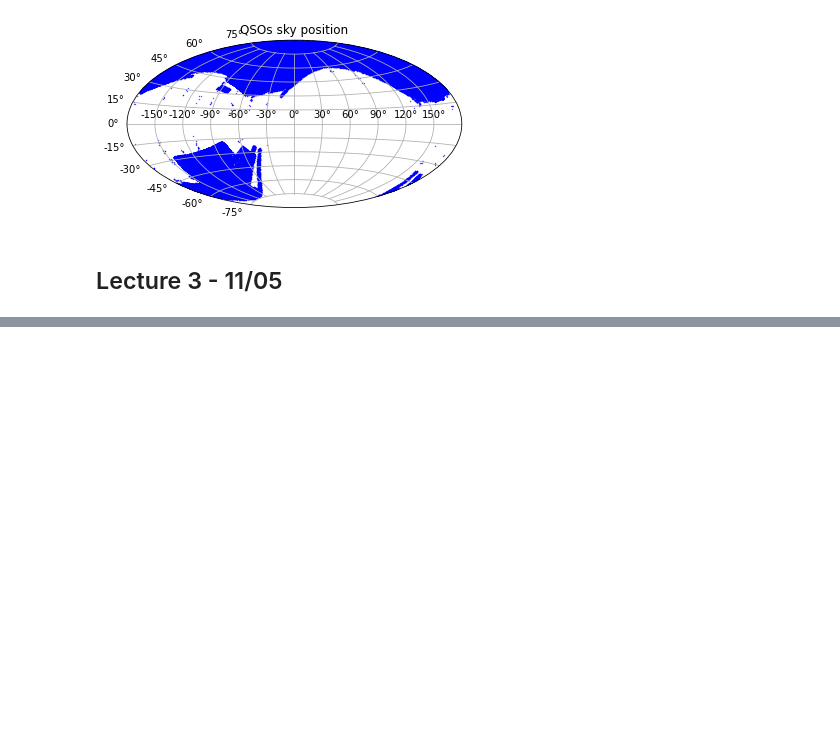
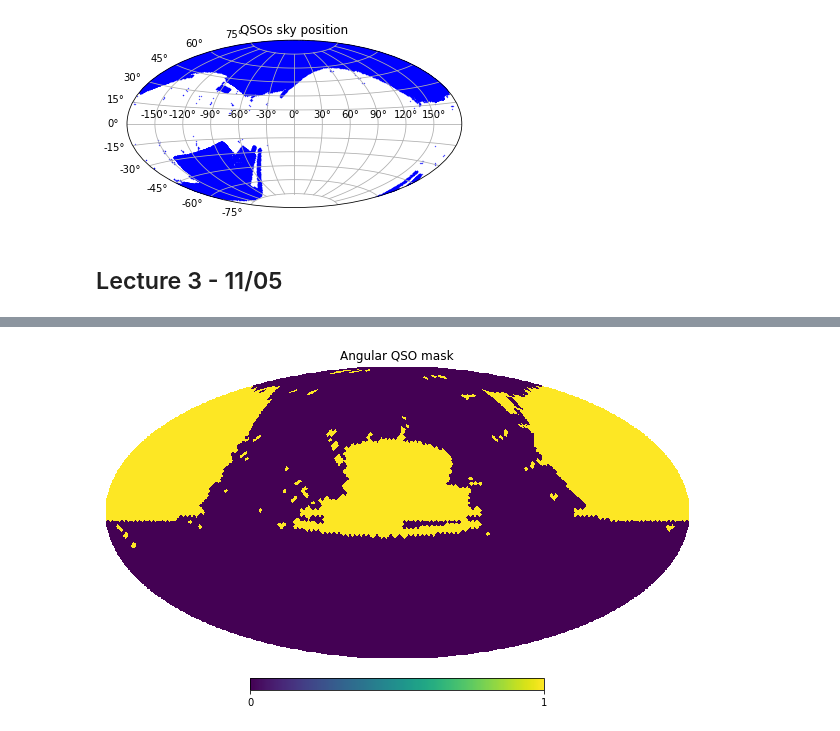
Before and after one commit to cosmo-ufes/LSS_Course, a Jupyter notebook: Python Lectures.ipynb, the cells around one changed output, grey strips where cells are left out. Drawn from its saved outputs; the diff is of its cells as text; code cells hidden in the pictures; blank space fills up the shorter version.

```diff
--- a/Python Lectures.ipynb
+++ b/Python Lectures.ipynb
@@ -524,0 +825,19 @@ plt.show()
+# %%
+def make_ang_mask(nside,Dra,Ddec):
+
+    mask=np.zeros(hp.nside2npix(nside))
+
+    veclist=hp.ang2vec(Dra,Ddec,lonlat=True)
+
+    pix=hp.vec2pix(nside,veclist[:,0],veclist[:,1],veclist[:,2])
+
+    mask[pix]=1
+
+    return(mask)
+
+qso_ang_mask=make_ang_mask(nside,D['ra'],D['dec'])
+
+hp.mollview(qso_ang_mask,title='Angular QSO mask')
+plt.show()
+# %% [output]
+[figure, added]
```
Also changed, not shown: parts of 67 cells of this notebook, 2 other files.
